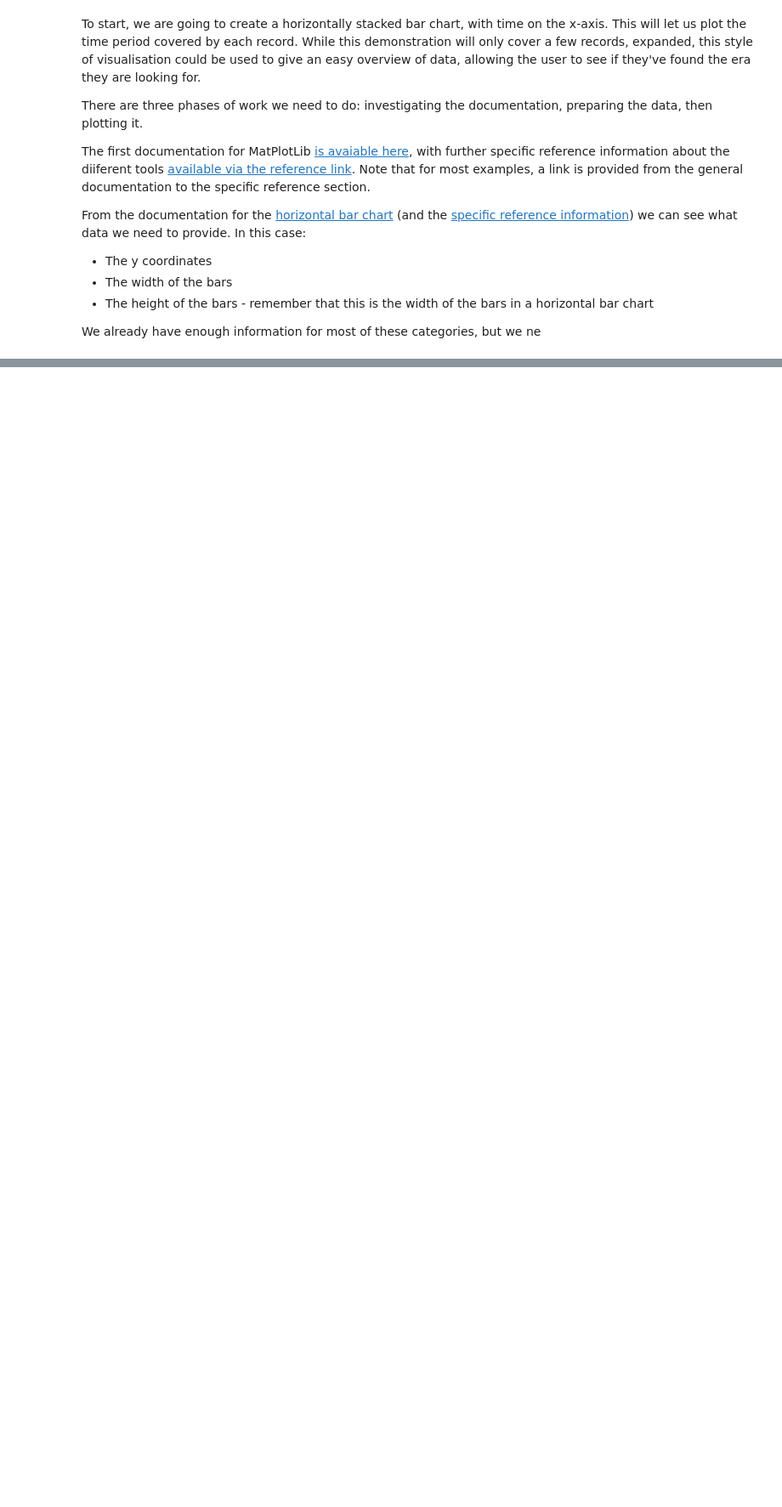
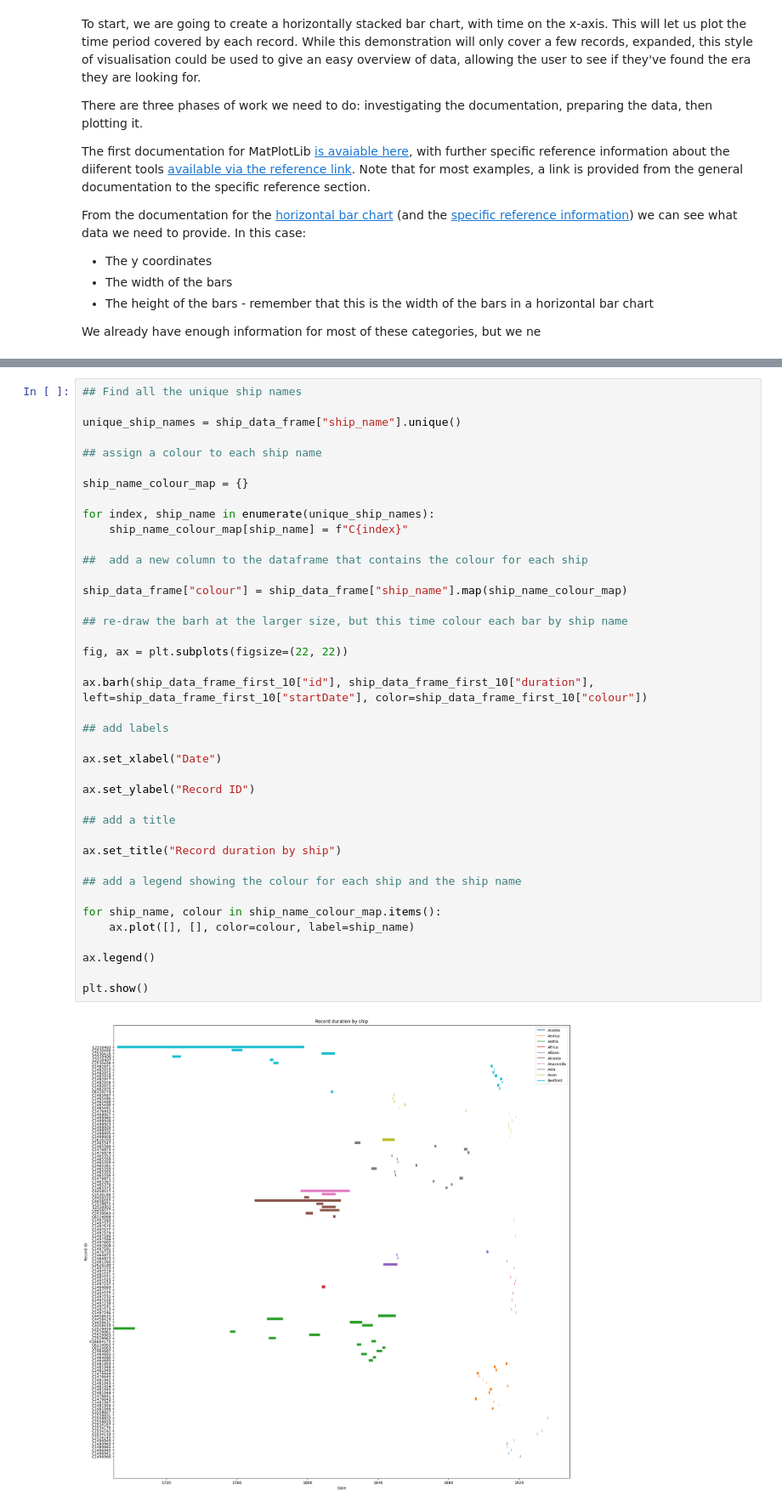
Before and after one commit to rae-drt/tna-exploratory-notebooks, a Jupyter notebook: 3-visualising-results.ipynb, the cells around one changed output, grey strips where cells are left out. Shown at 85% size. Saved outputs shown, nothing was run; the diff lists cells and outputs as text; blank space fills up the shorter version.

```diff
--- a/3-visualising-results.ipynb
+++ b/3-visualising-results.ipynb
@@ -151,0 +146,42 @@ See the caveats in the documentation: https://pandas.pydata.org/pandas-docs/stab
+# %%
+## Find all the unique ship names
+
+unique_ship_names = ship_data_frame["ship_name"].unique()
+
+## assign a colour to each ship name
+
+ship_name_colour_map = {}
+
+for index, ship_name in enumerate(unique_ship_names):
+    ship_name_colour_map[ship_name] = f"C{index}"
+
+##  add a new column to the dataframe that contains the colour for each ship
+
+ship_data_frame["colour"] = ship_data_frame["ship_name"].map(ship_name_colour_map)
+
+## re-draw the barh at the larger size, but this time colour each bar by ship name
+
+fig, ax = plt.subplots(figsize=(22, 22))
+
+ax.barh(ship_data_frame_first_10["id"], ship_data_frame_first_10["duration"], left=ship_data_frame_first_10["startDate"], color=ship_data_frame_first_10["colour"])
+
+## add labels
+
+ax.set_xlabel("Date")
+
+ax.set_ylabel("Record ID")
+
+## add a title
+
+ax.set_title("Record duration by ship")
+
+## add a legend showing the colour for each ship and the ship name
+
+for ship_name, colour in ship_name_colour_map.items():
+    ax.plot([], [], color=colour, label=ship_name)
+
+ax.legend()
+
+plt.show()
+# %% [output]
+[figure, added]
```
Also changed, not shown: parts of 4 cells of this notebook.
